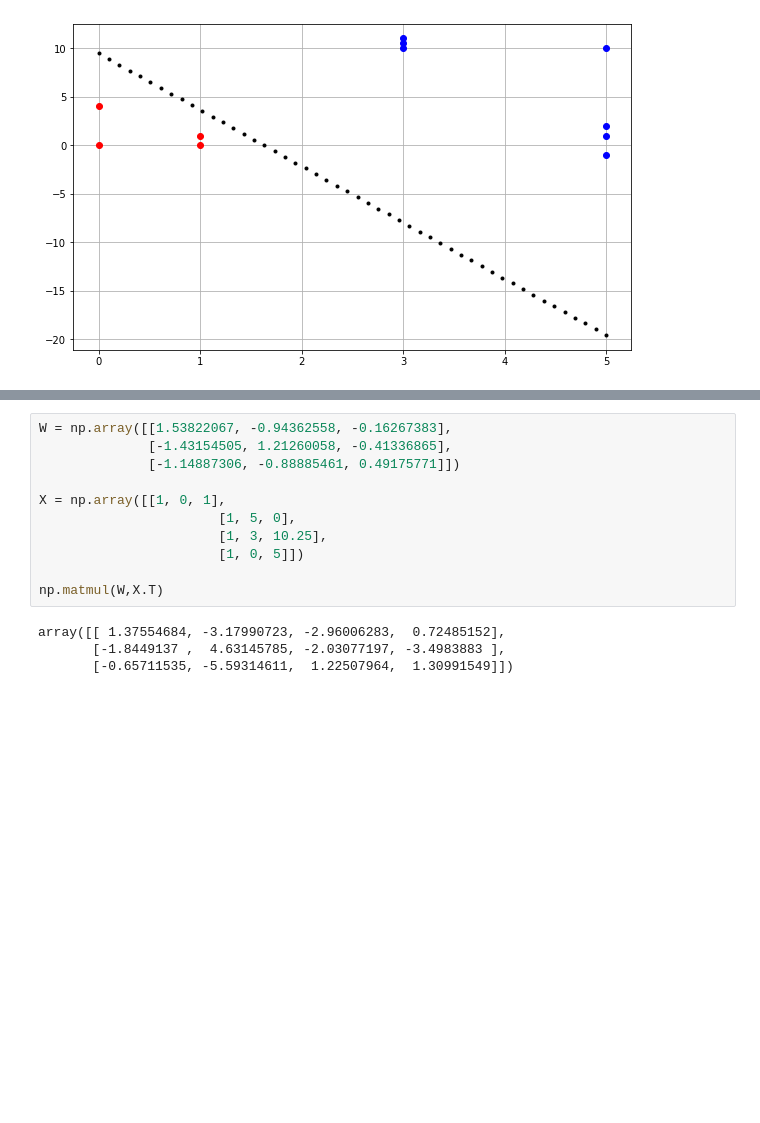
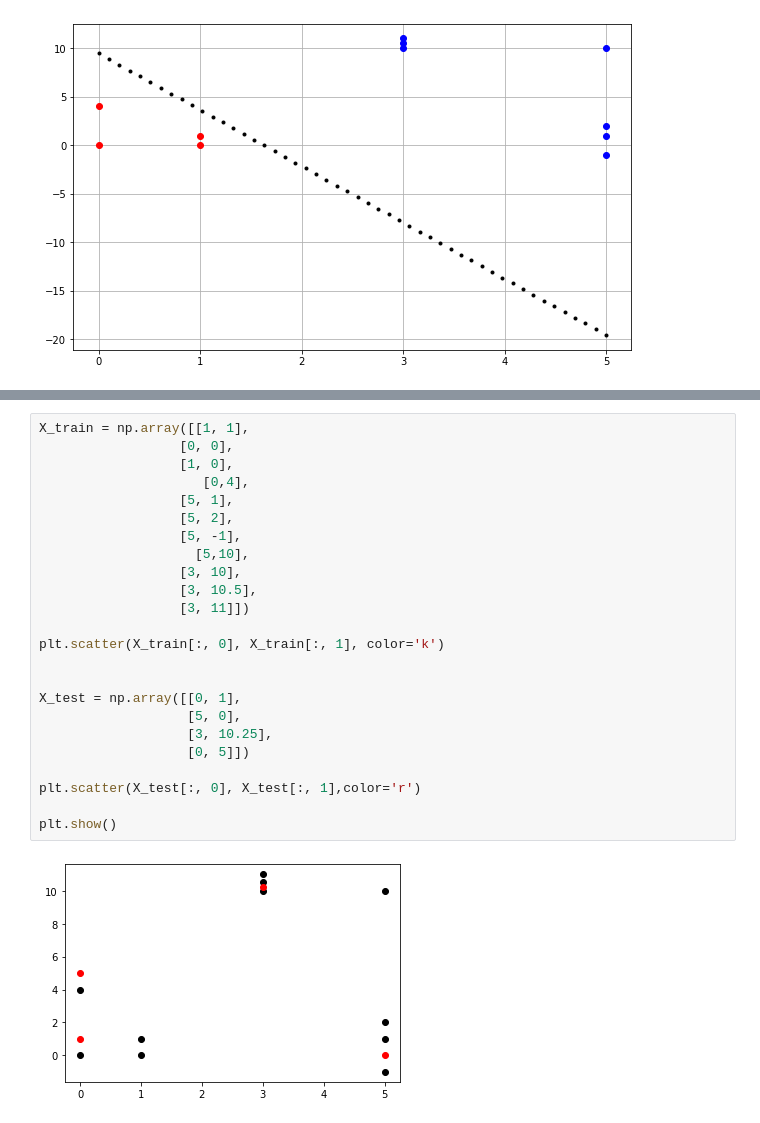
Before and after one commit to ryanquinnnelson/CMU-02620-Metagenomics, a Jupyter notebook: logistic_regression_rqn_210327.ipynb, the cells around one changed output, grey strips where cells are left out. Cells and saved outputs as stored; diff of their text form; blank space fills up the shorter version.

```diff
--- a/logistic_regression_rqn_210327.ipynb
+++ b/logistic_regression_rqn_210327.ipynb
@@ -347,18 +362,29 @@ plot_data(X_train,y_train,model.weights)
 [figure]
 [-1.14887306 -0.88885461  0.49175771]
 [figure]
-# %%
-W = np.array([[1.53822067, -0.94362558, -0.16267383],
-              [-1.43154505, 1.21260058, -0.41336865],
-              [-1.14887306, -0.88885461, 0.49175771]])
-
-X = np.array([[1, 0, 1],
-                       [1, 5, 0],
-                       [1, 3, 10.25],
-                       [1, 0, 5]])
-
-np.matmul(W,X.T)
-# %% [output]
-array([[ 1.37554684, -3.17990723, -2.96006283,  0.72485152],
-       [-1.8449137 ,  4.63145785, -2.03077197, -3.4983883 ],
-       [-0.65711535, -5.59314611,  1.22507964,  1.30991549]])
+# %%
+X_train = np.array([[1, 1],
+                  [0, 0],
+                  [1, 0],
+                     [0,4],
+                  [5, 1],
+                  [5, 2],
+                  [5, -1],
+                    [5,10],
+                  [3, 10],
+                  [3, 10.5],
+                  [3, 11]])
+
+plt.scatter(X_train[:, 0], X_train[:, 1], color='k')
+
+
+X_test = np.array([[0, 1],
+                   [5, 0],
+                   [3, 10.25],
+                   [0, 5]])
+
+plt.scatter(X_test[:, 0], X_test[:, 1],color='r')
+
+plt.show()
+# %% [output]
+[figure, added]
```
Also changed, not shown: parts of 1 cell of this notebook, 2 other files.
